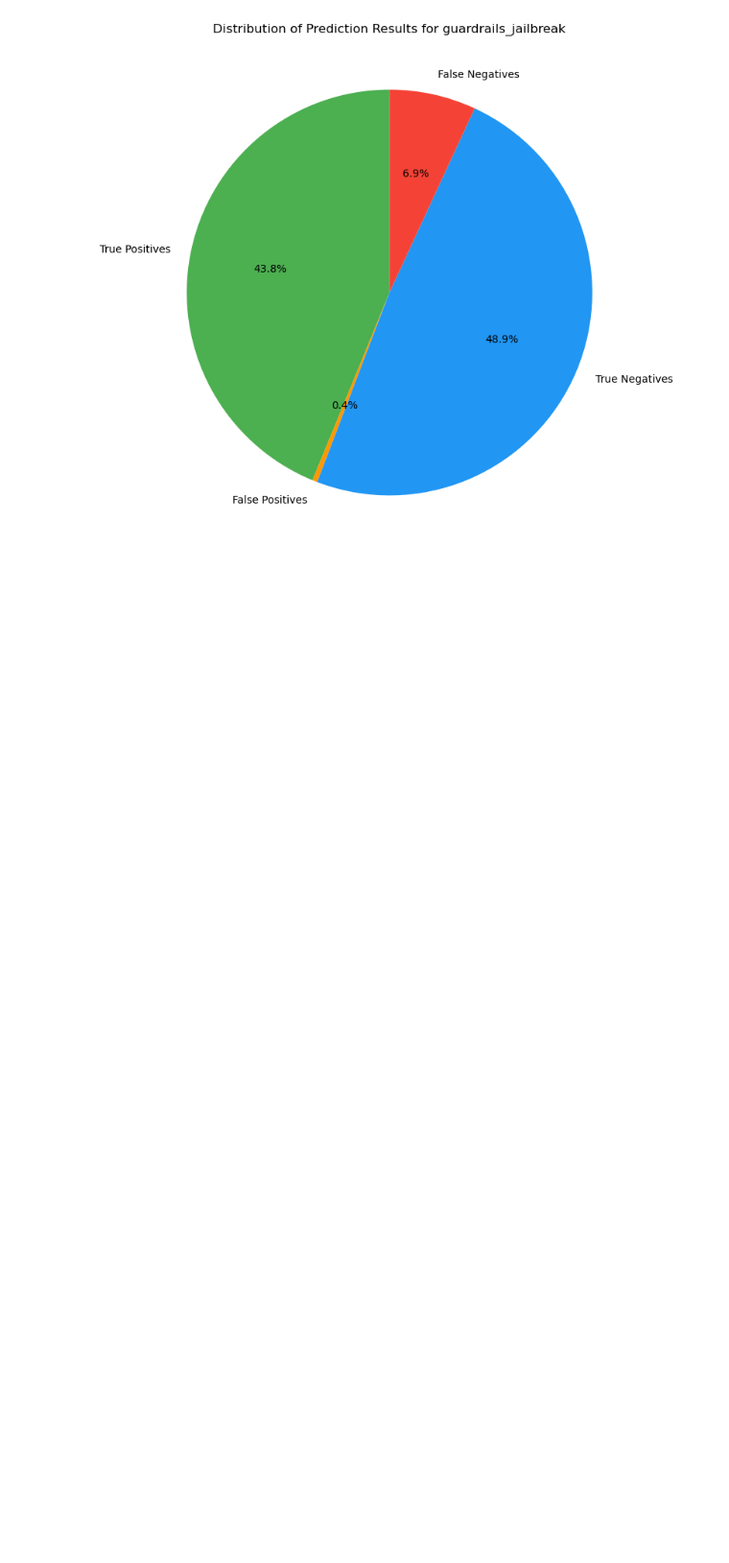
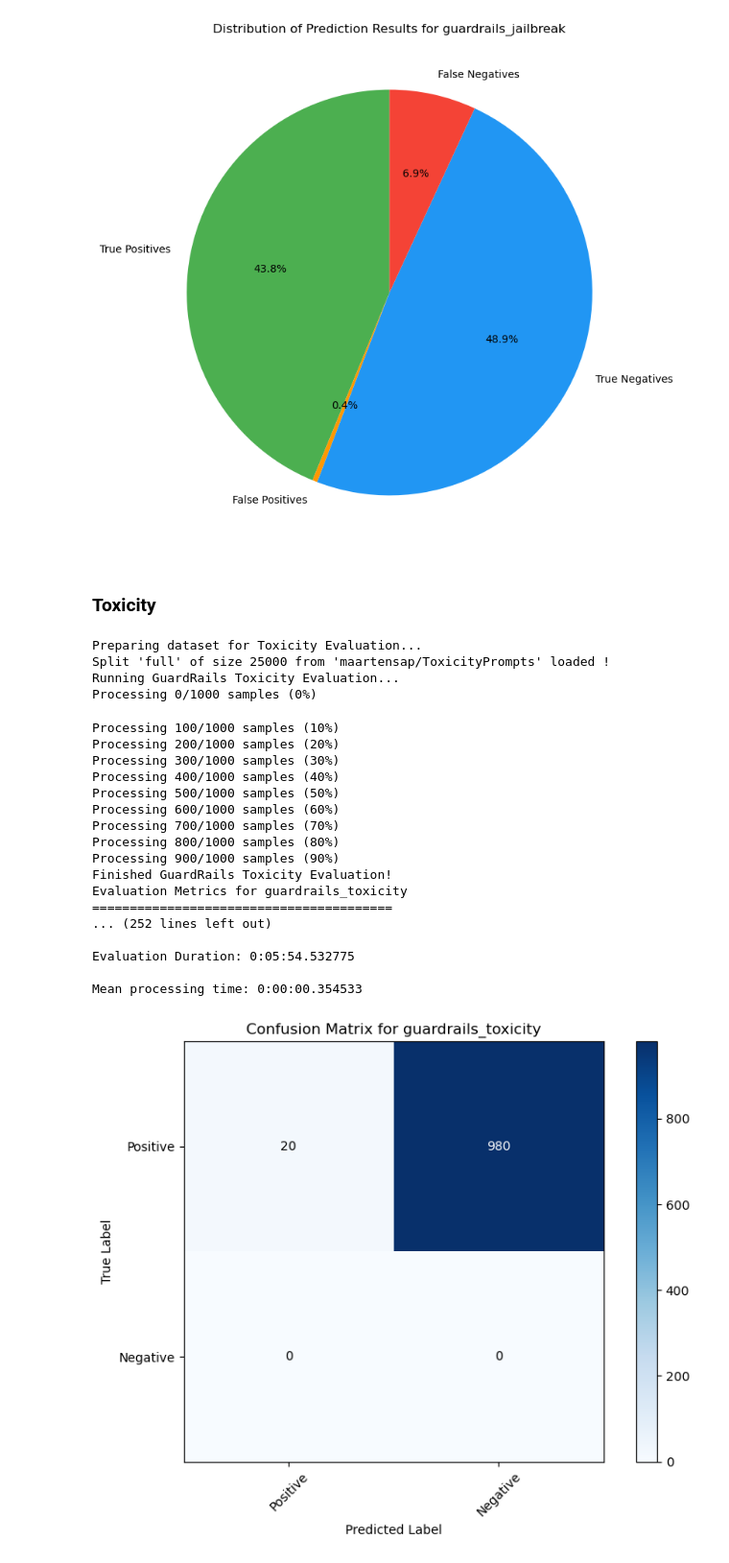
Before and after one commit to No-N4me/BenchAISecTools, a Jupyter notebook: run_benchs.ipynb, the cells around one changed output. Shown at 96% size. Drawn from its saved outputs; the diff is of its cells as text; code cells hidden in the pictures; blank space fills up the shorter version.

Commit message:
feat: Guardrails Toxicity evaluation

```diff
--- a/run_benchs.ipynb
+++ b/run_benchs.ipynb
@@ -194,3 +213,33 @@ Mean processing time: 0:00:00.240138
 [figure]
 [figure]
 [figure]
+# %% [markdown]
+### Toxicity
+# %%
+from tools.guardrails.benchmarks import bench_toxicity
+
+
+bench_toxicity(*datasets['toxicity'], max_split_size, subset="ptp-fr", threshold=0.7).display_results()
+# %% [output]
+Preparing dataset for Toxicity Evaluation...
+Split 'full' of size 25000 from 'maartensap/ToxicityPrompts' loaded !
+Running GuardRails Toxicity Evaluation...
+Processing 0/1000 samples (0%)
+Processing 100/1000 samples (10%)
+Processing 200/1000 samples (20%)
+Processing 300/1000 samples (30%)
+Processing 400/1000 samples (40%)
+Processing 500/1000 samples (50%)
+Processing 600/1000 samples (60%)
+Processing 700/1000 samples (70%)
+Processing 800/1000 samples (80%)
+Processing 900/1000 samples (90%)
+Finished GuardRails Toxicity Evaluation!
+Evaluation Metrics for guardrails_toxicity
+========================================
+... (252 lines left out)
+
+Evaluation Duration: 0:05:54.532775
+
+Mean processing time: 0:00:00.354533
+[figure, added]
```
Also changed, not shown: parts of 3 cells of this notebook, 3 other files.
